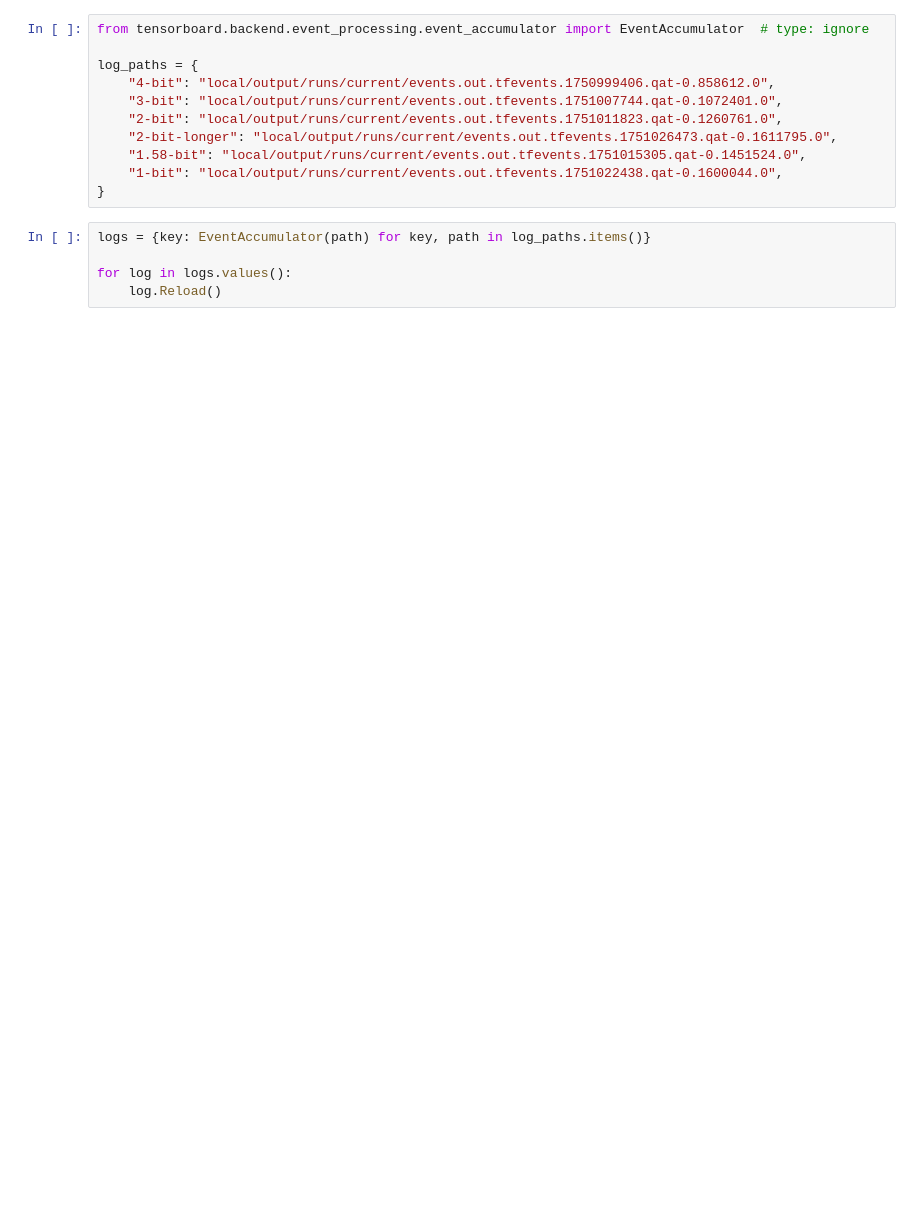
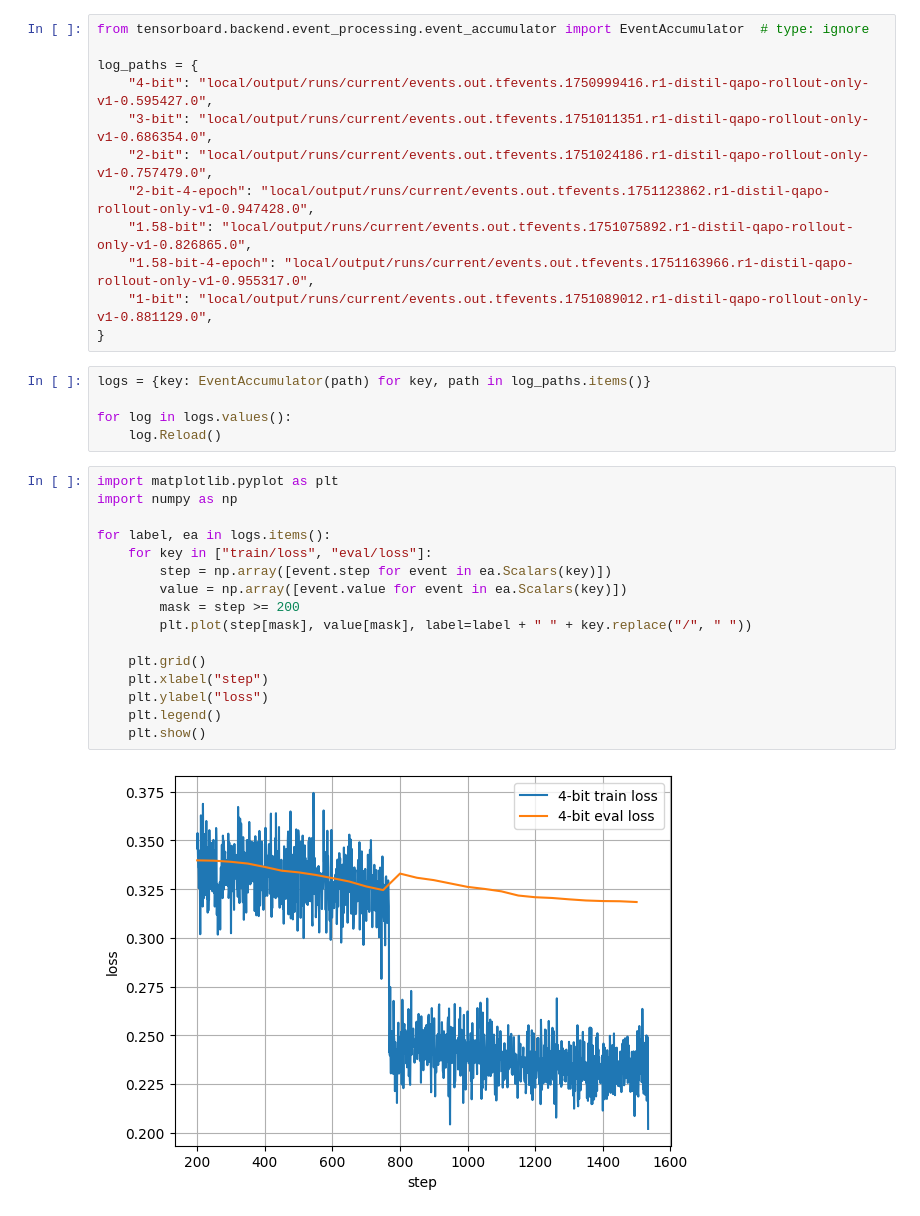
Before and after one commit to ethanewer/qat, a Jupyter notebook: run_statistics.ipynb, the cells around one changed output. Drawn from its saved outputs; the diff is of its cells as text; blank space fills up the shorter version.

```diff
--- a/run_statistics.ipynb
+++ b/run_statistics.ipynb
@@ -2,15 +2,34 @@
 from tensorboard.backend.event_processing.event_accumulator import EventAccumulator  # type: ignore
 
 log_paths = {
-    "4-bit": "local/output/runs/current/events.out.tfevents.1750999406.qat-0.858612.0",
-    "3-bit": "local/output/runs/current/events.out.tfevents.1751007744.qat-0.1072401.0",
-    "2-bit": "local/output/runs/current/events.out.tfevents.1751011823.qat-0.1260761.0",
-    "2-bit-longer": "local/output/runs/current/events.out.tfevents.1751026473.qat-0.1611795.0",
-    "1.58-bit": "local/output/runs/current/events.out.tfevents.1751015305.qat-0.1451524.0",
-    "1-bit": "local/output/runs/current/events.out.tfevents.1751022438.qat-0.1600044.0",
+    "4-bit": "local/output/runs/current/events.out.tfevents.1750999416.r1-distil-qapo-rollout-only-v1-0.595427.0",
+    "3-bit": "local/output/runs/current/events.out.tfevents.1751011351.r1-distil-qapo-rollout-only-v1-0.686354.0",
+    "2-bit": "local/output/runs/current/events.out.tfevents.1751024186.r1-distil-qapo-rollout-only-v1-0.757479.0",
+    "2-bit-4-epoch": "local/output/runs/current/events.out.tfevents.1751123862.r1-distil-qapo-rollout-only-v1-0.947428.0",
+    "1.58-bit": "local/output/runs/current/events.out.tfevents.1751075892.r1-distil-qapo-rollout-only-v1-0.826865.0",
+    "1.58-bit-4-epoch": "local/output/runs/current/events.out.tfevents.1751163966.r1-distil-qapo-rollout-only-v1-0.955317.0",
+    "1-bit": "local/output/runs/current/events.out.tfevents.1751089012.r1-distil-qapo-rollout-only-v1-0.881129.0",
 }
 # %%
 logs = {key: EventAccumulator(path) for key, path in log_paths.items()}
 
 for log in logs.values():
     log.Reload()
+# %%
+import matplotlib.pyplot as plt
+import numpy as np
+
+for label, ea in logs.items():
+    for key in ["train/loss", "eval/loss"]:
+        step = np.array([event.step for event in ea.Scalars(key)])
+        value = np.array([event.value for event in ea.Scalars(key)])
+        mask = step >= 200
+        plt.plot(step[mask], value[mask], label=label + " " + key.replace("/", " "))
+
+    plt.grid()
+    plt.xlabel("step")
+    plt.ylabel("loss")
+    plt.legend()
+    plt.show()
+# %% [output]
+[figure, added]
```
Also changed, not shown: parts of 6 cells of this notebook, 1 other file.
